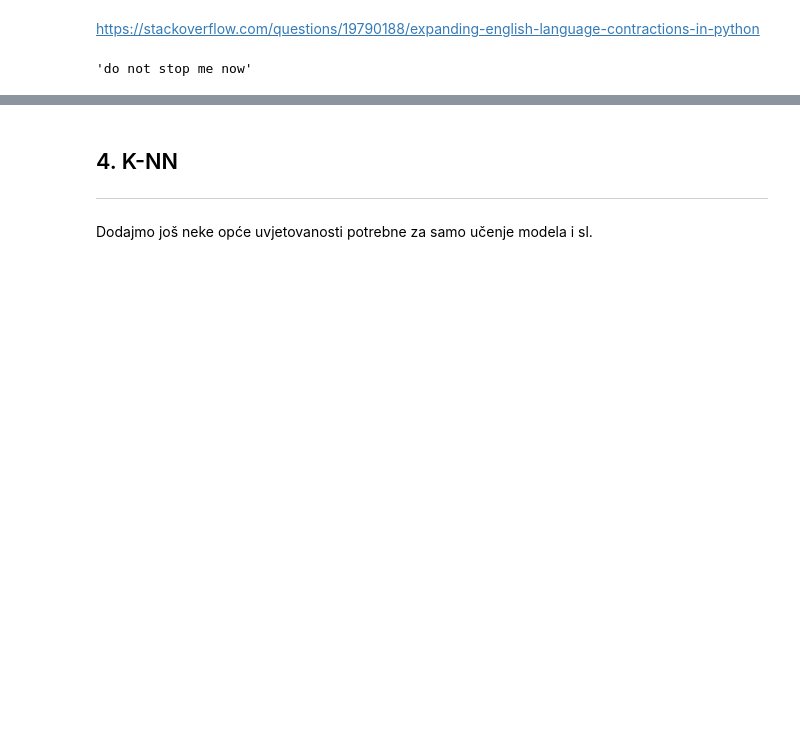
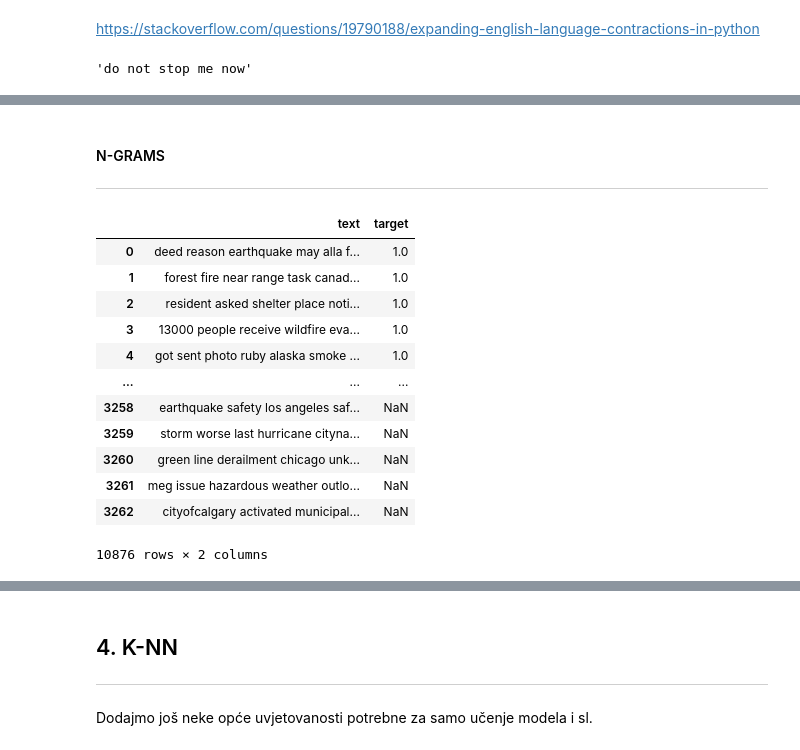
Before and after one commit to jbrigljevic/str_uc, a Jupyter notebook: Teorijski pregled problema/Tweetovi o katastrofama.ipynb, the cells around one changed output, grey strips where cells are left out. Cells and saved outputs as stored; diff of their text form; code cells hidden in the pictures; blank space fills up the shorter version.

```diff
--- a/Teorijski pregled problema/Tweetovi o katastrofama.ipynb
+++ b/Teorijski pregled problema/Tweetovi o katastrofama.ipynb
@@ -798 +797,4 @@ if SPELL_CHECK:
     df.to_csv('data_corrected.csv')
+# %% [markdown]
+#### N-GRAMS
+---
@@ -798,0 +811,16 @@ if SPELL_CHECK:
+# %%
+df_total_cisto
+# %% [output]
+|  | text | target |
+| 0 | deed reason earthquake may alla f... | 1.0 |
+| 1 | forest fire near range task canad... | 1.0 |
+| 2 | resident asked shelter place noti... | 1.0 |
+| 3 | 13000 people receive wildfire eva... | 1.0 |
+| 4 | got sent photo ruby alaska smoke ... | 1.0 |
+| ... | ... | ... |
+| 3258 | earthquake safety los angeles saf... | NaN |
+| 3259 | storm worse last hurricane cityna... | NaN |
+| 3260 | green line derailment chicago unk... | NaN |
+| 3261 | meg issue hazardous weather outlo... | NaN |
+| 3262 | cityofcalgary activated municipal... | NaN |
+10876 rows × 2 columns
```
Also changed, not shown: parts of 21 cells of this notebook, 2 other files.
